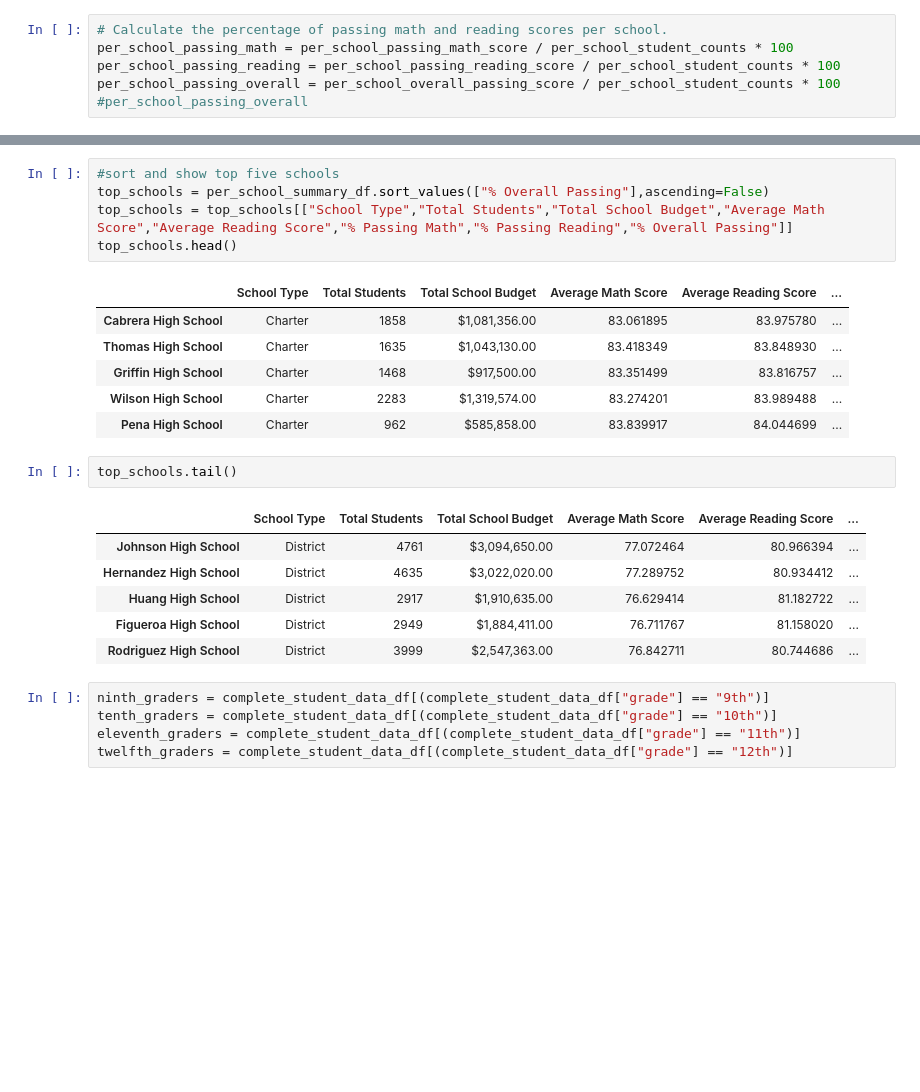
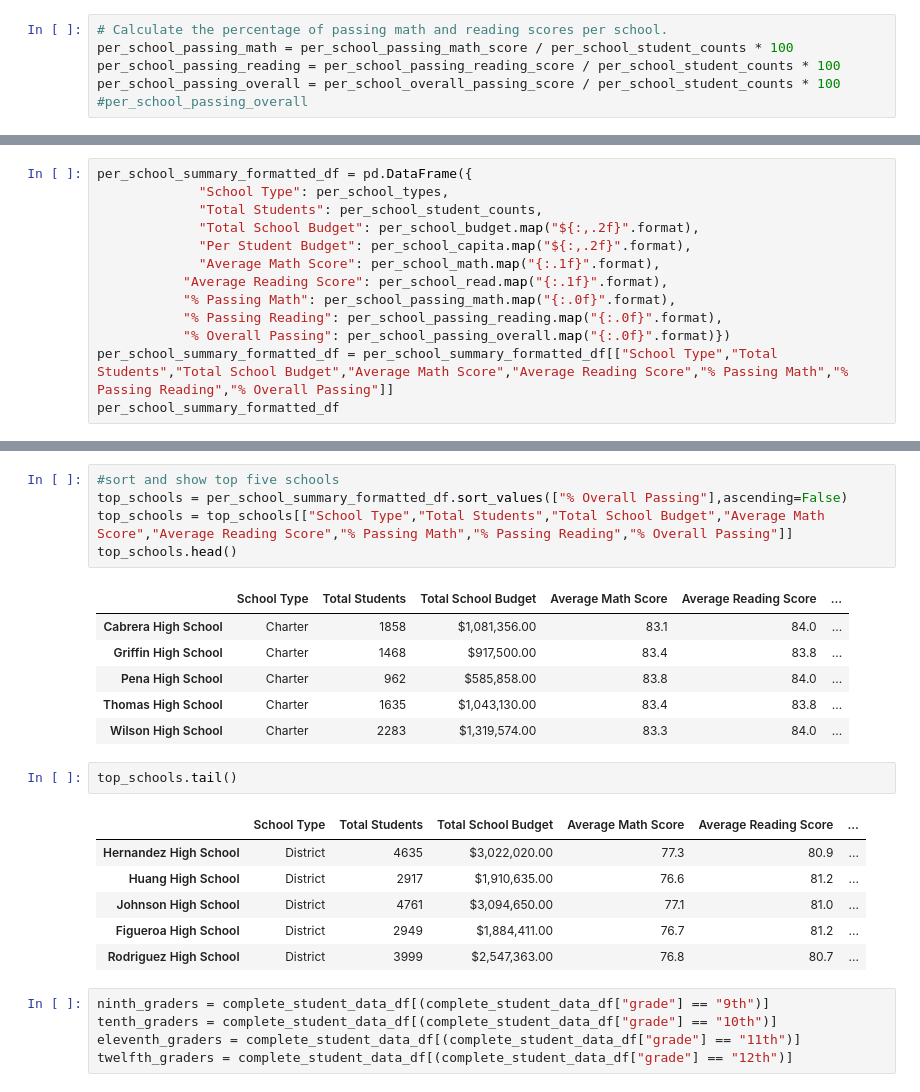
Before and after one commit to vnitusingh/School_District_Analysis, a Jupyter notebook: PyCitySchools.ipynb, the cells around one changed output, grey strips where cells are left out. Drawn from its saved outputs; the diff is of its cells as text; blank space fills up the shorter version.

```diff
--- a/PyCitySchools.ipynb
+++ b/PyCitySchools.ipynb
@@ -141,0 +152,13 @@ per_school_summary_df.head()
+# %%
+per_school_summary_formatted_df = pd.DataFrame({
+             "School Type": per_school_types,
+             "Total Students": per_school_student_counts,
+             "Total School Budget": per_school_budget.map("${:,.2f}".format),
+             "Per Student Budget": per_school_capita.map("${:,.2f}".format),
+             "Average Math Score": per_school_math.map("{:.1f}".format),
+           "Average Reading Score": per_school_read.map("{:.1f}".format),
+           "% Passing Math": per_school_passing_math.map("{:.0f}".format),
+           "% Passing Reading": per_school_passing_reading.map("{:.0f}".format),
+           "% Overall Passing": per_school_passing_overall.map("{:.0f}".format)})
+per_school_summary_formatted_df = per_school_summary_formatted_df[["School Type","Total Students","Total School Budget","Average Math Score","Average Reading Score","% Passing Math","% Passing Reading","% Overall Passing"]]
+per_school_summary_formatted_df
@@ -142,24 +182,24 @@ per_school_summary_df.head()
 # %%
 #sort and show top five schools
-top_schools = per_school_summary_df.sort_values(["% Overall Passing"],ascending=False)
+top_schools = per_school_summary_formatted_df.sort_values(["% Overall Passing"],ascending=False)
 top_schools = top_schools[["School Type","Total Students","Total School Budget","Average Math Score","Average Reading Score","% Passing Math","% Passing Reading","% Overall Passing"]]
 top_schools.head()
 # %% [output]
 |  | School Type | Total Students | Total School Budget | Average Math Score | Average Reading Score | ... |
-| Cabrera High School | Charter | 1858 | $1,081,356.00 | 83.061895 | 83.975780 | ... |
-| Thomas High School | Charter | 1635 | $1,043,130.00 | 83.418349 | 83.848930 | ... |
-| Griffin High School | Charter | 1468 | $917,500.00 | 83.351499 | 83.816757 | ... |
-| Wilson High School | Charter | 2283 | $1,319,574.00 | 83.274201 | 83.989488 | ... |
-| Pena High School | Charter | 962 | $585,858.00 | 83.839917 | 84.044699 | ... |
+| Cabrera High School | Charter | 1858 | $1,081,356.00 | 83.1 | 84.0 | ... |
+| Griffin High School | Charter | 1468 | $917,500.00 | 83.4 | 83.8 | ... |
+| Pena High School | Charter | 962 | $585,858.00 | 83.8 | 84.0 | ... |
+| Thomas High School | Charter | 1635 | $1,043,130.00 | 83.4 | 83.8 | ... |
+| Wilson High School | Charter | 2283 | $1,319,574.00 | 83.3 | 84.0 | ... |
 # %%
 top_schools.tail()
 # %% [output]
 |  | School Type | Total Students | Total School Budget | Average Math Score | Average Reading Score | ... |
-| Johnson High School | District | 4761 | $3,094,650.00 | 77.072464 | 80.966394 | ... |
-| Hernandez High School | District | 4635 | $3,022,020.00 | 77.289752 | 80.934412 | ... |
-| Huang High School | District | 2917 | $1,910,635.00 | 76.629414 | 81.182722 | ... |
-| Figueroa High School | District | 2949 | $1,884,411.00 | 76.711767 | 81.158020 | ... |
-| Rodriguez High School | District | 3999 | $2,547,363.00 | 76.842711 | 80.744686 | ... |
+| Hernandez High School | District | 4635 | $3,022,020.00 | 77.3 | 80.9 | ... |
+| Huang High School | District | 2917 | $1,910,635.00 | 76.6 | 81.2 | ... |
+| Johnson High School | District | 4761 | $3,094,650.00 | 77.1 | 81.0 | ... |
+| Figueroa High School | District | 2949 | $1,884,411.00 | 76.7 | 81.2 | ... |
+| Rodriguez High School | District | 3999 | $2,547,363.00 | 76.8 | 80.7 | ... |
 # %%
 ninth_graders = complete_student_data_df[(complete_student_data_df["grade"] == "9th")]
 tenth_graders = complete_student_data_df[(complete_student_data_df["grade"] == "10th")]
```
Also changed, not shown: parts of 5 cells of this notebook, 19 other files.
